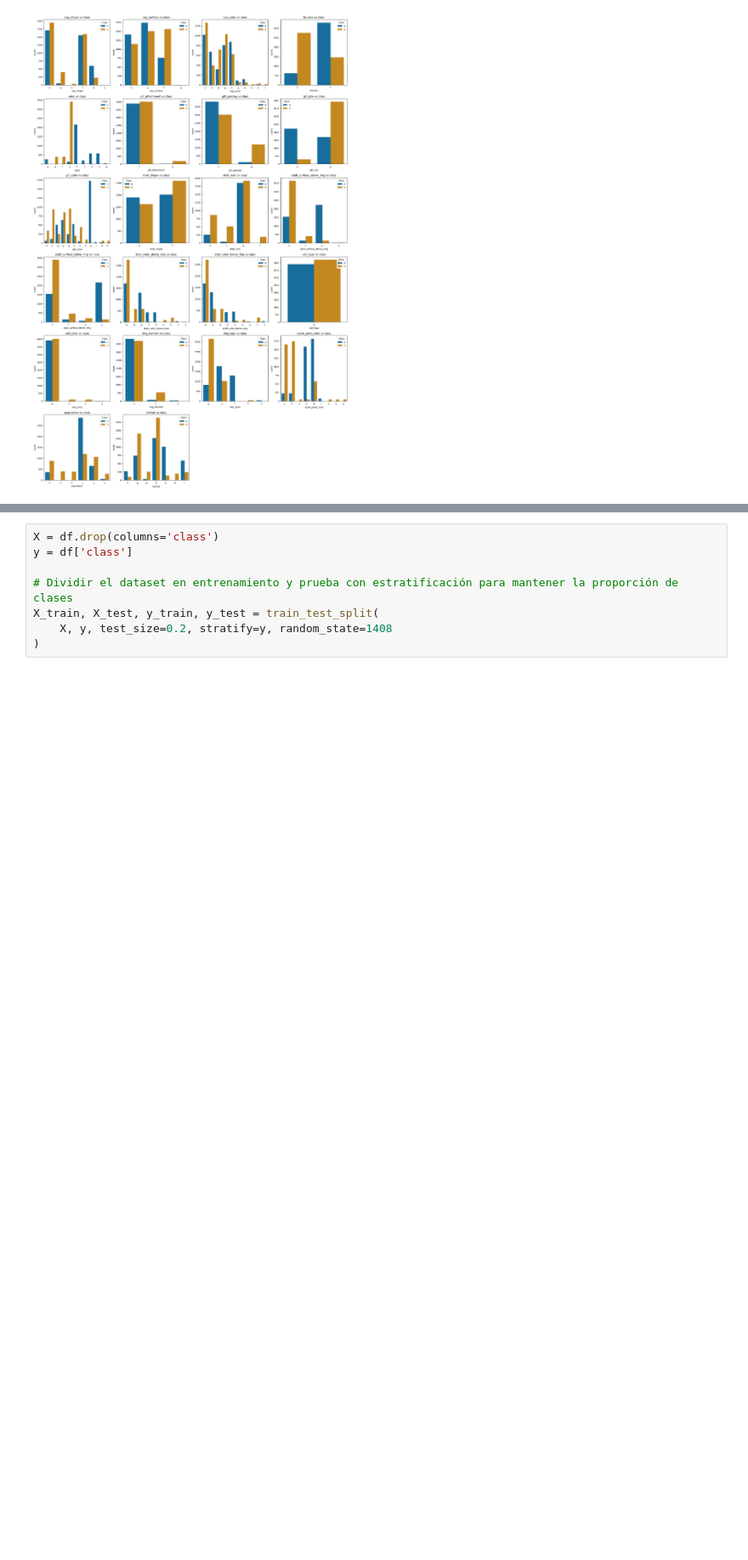
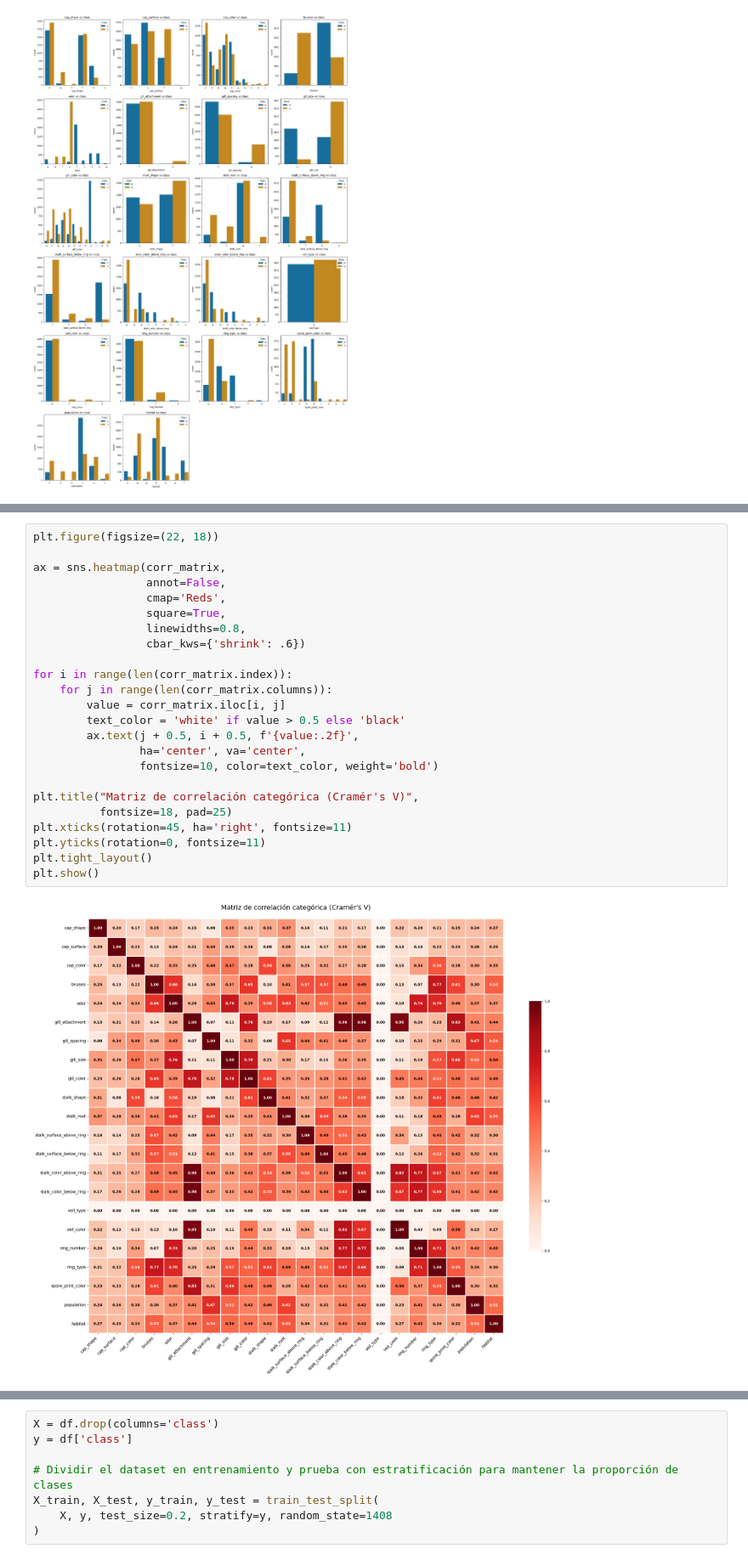
Before and after one commit to agusc4/ceia-ml, a Jupyter notebook: Trabajo final ML I.ipynb, the cells around one changed output, grey strips where cells are left out. Shown: that part at 85% size. Saved outputs shown, nothing was run; the diff lists cells and outputs as text; blank space fills up the shorter version.

```diff
--- a/Trabajo final ML I.ipynb
+++ b/Trabajo final ML I.ipynb
@@ -183,3 +188,29 @@ plt.show()
+# %%
+plt.figure(figsize=(22, 18))
+
+ax = sns.heatmap(corr_matrix,
+                 annot=False,
+                 cmap='Reds',
+                 square=True,
+                 linewidths=0.8,
+                 cbar_kws={'shrink': .6})
+
+for i in range(len(corr_matrix.index)):
+    for j in range(len(corr_matrix.columns)):
+        value = corr_matrix.iloc[i, j]
+        text_color = 'white' if value > 0.5 else 'black'
+        ax.text(j + 0.5, i + 0.5, f'{value:.2f}',
+                ha='center', va='center',
+                fontsize=10, color=text_color, weight='bold')
+
+plt.title("Matriz de correlación categórica (Cramér's V)",
+          fontsize=18, pad=25)
+plt.xticks(rotation=45, ha='right', fontsize=11)
+plt.yticks(rotation=0, fontsize=11)
+plt.tight_layout()
+plt.show()
+# %% [output]
+[figure, added]
 # %%
 X = df.drop(columns='class')
 y = df['class']
```
Also changed, not shown: parts of 9 cells of this notebook.
